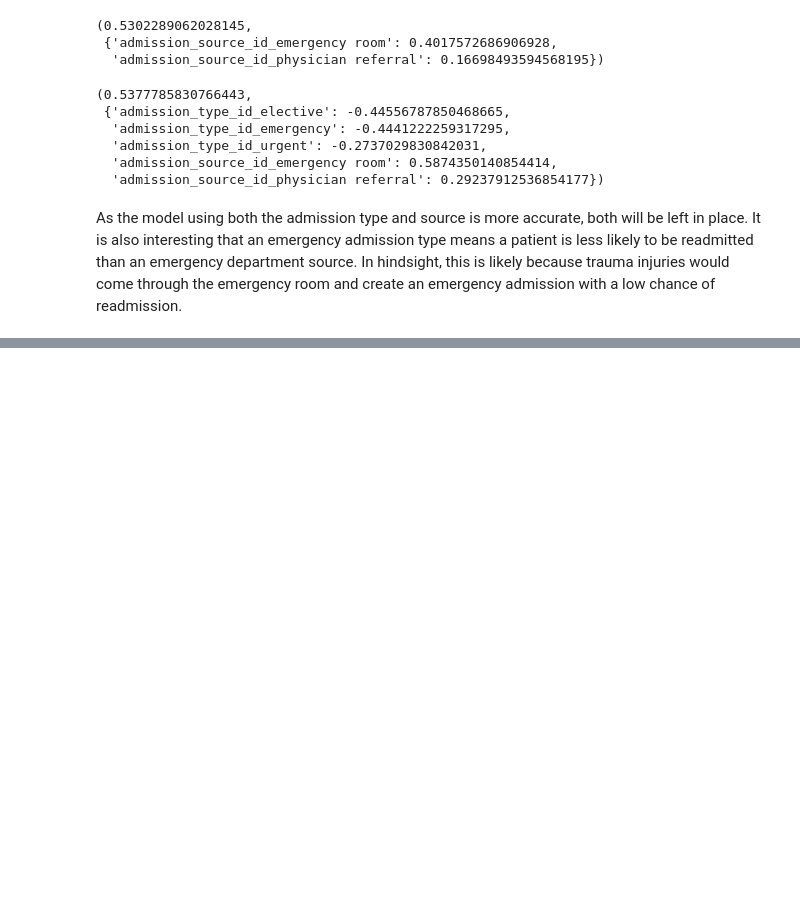
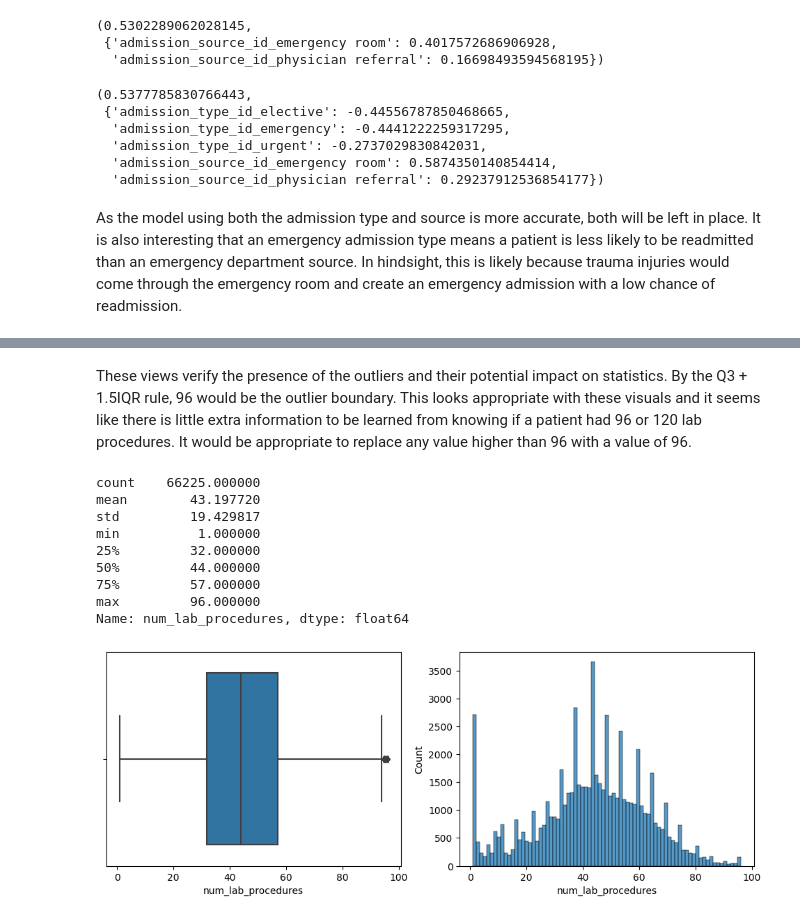
Before and after one commit to ashbyj/PredictingReadmissions, a Jupyter notebook: notebooks/2-ja-eda.ipynb, the cells around one changed output, grey strips where cells are left out. Drawn from its saved outputs; the diff is of its cells as text; code cells hidden in the pictures; blank space fills up the shorter version.

```diff
--- a/notebooks/2-ja-eda.ipynb
+++ b/notebooks/2-ja-eda.ipynb
@@ -415,0 +526,17 @@ The first item that stands out in this profile is that many of the variables are
+# %% [markdown]
+These views verify the presence of the outliers and their potential impact on statistics.  By the Q3 + 1.5IQR rule, 96 would be the outlier boundary.  This looks appropriate with these visuals and it seems like there is little extra information to be learned from knowing if a patient had 96 or 120 lab procedures.  It would be appropriate to replace any value higher than 96 with a value of 96.
+# %%
+twoRace.loc[twoRace['num_lab_procedures'] > 96, 'num_lab_procedures'] = 96
+print(twoRace.num_lab_procedures.describe())
+box_and_hist(twoRace['num_lab_procedures'])
+# %% [output]
+count    66225.000000
+mean        43.197720
+std         19.429817
+min          1.000000
+25%         32.000000
+50%         44.000000
+75%         57.000000
+max         96.000000
+Name: num_lab_procedures, dtype: float64
+[figure, added]
```
Also changed, not shown: parts of 57 cells of this notebook.
